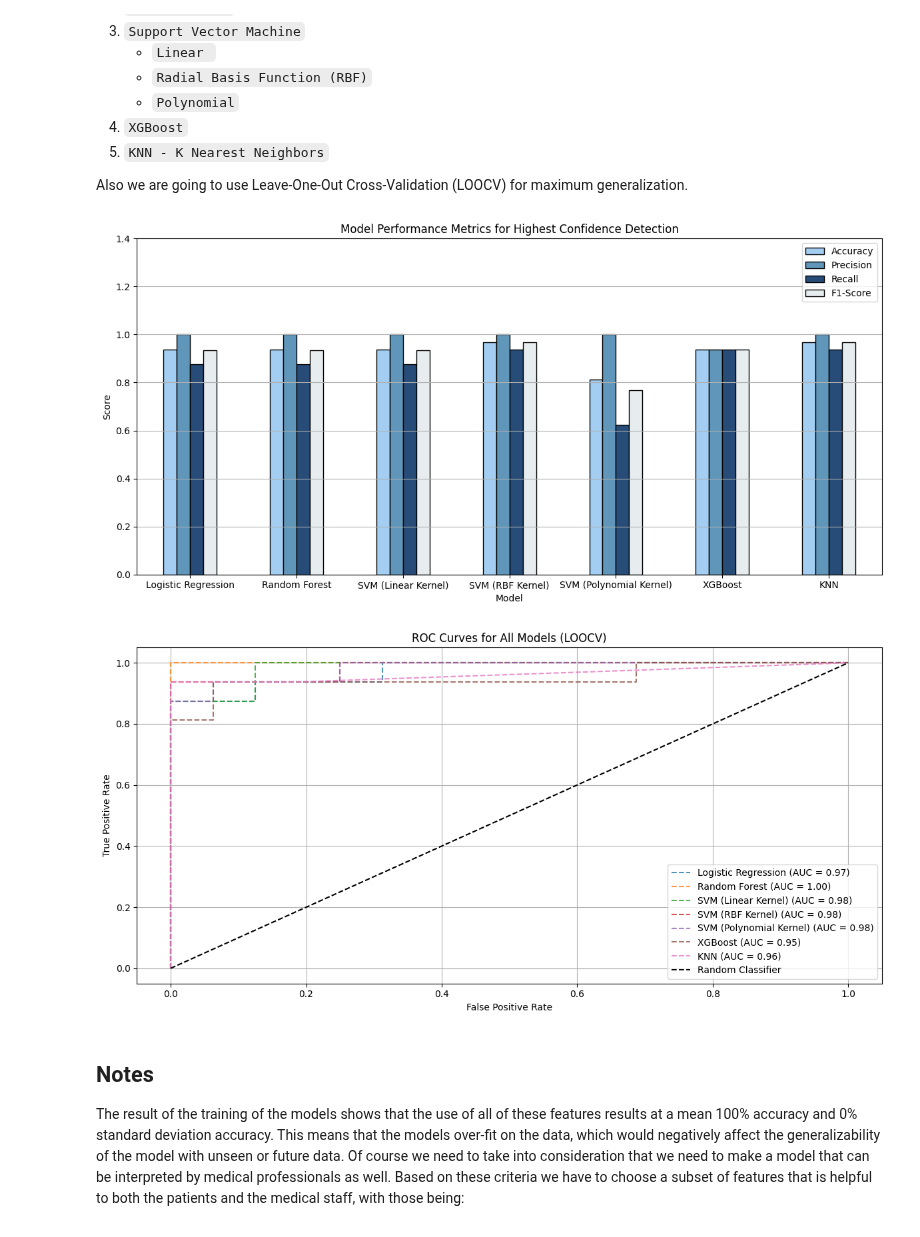
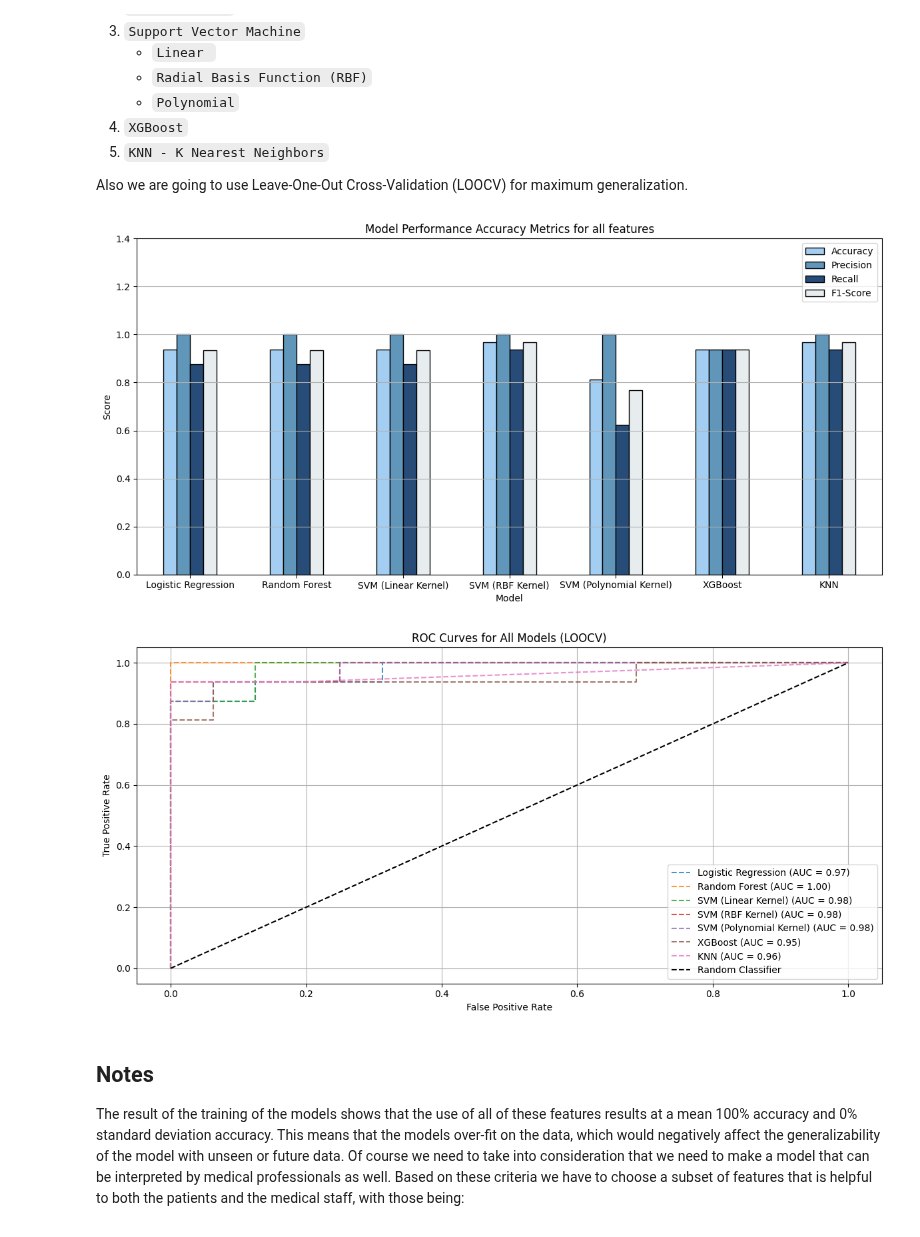
Before and after one commit to StamatisOrfanos/GaitRehab, a Jupyter notebook: gait_classification.ipynb, the cells around one changed output. Cells and saved outputs as stored; diff of their text form; code cells hidden in the pictures.

Commit message:
Fixes with the classification accuracy plot images

```diff
--- a/gait_classification.ipynb
+++ b/gait_classification.ipynb
@@ -328,36 +328,36 @@ for model_name, model in models.items():
 # Save results
 results_df = pd.DataFrame(results)
 results_df.to_csv('results/classification/all_features_metrics.csv', index=False)
 
 
 # ------------------ Bar Plot of Accuracy ------------------
 results_df.set_index('Model')[['Accuracy', 'Precision', 'Recall', 'F1-Score']].plot(kind='bar', figsize=(12, 6), rot=0, color=['#a3cef1', '#6096ba', '#274c77', '#e7ecef'], edgecolor='black')
-plt.title('Model Performance Metrics for Highest Confidence Detection')
+plt.title('Model Performance Accuracy Metrics for all features')
 plt.ylabel('Score')
 plt.ylim(0, 1.4)
 plt.grid(True, axis='y')
 plt.tight_layout()
-plt.savefig('results/detection/model_comparison_highest_conf.png')
+plt.savefig('results/classification/all_features_accuracy.png')
 plt.show()
 
 # ------------------ Plot ROC curves ------------------
 plt.figure(figsize=(12, 6))
 
 for false_positive_rate, true_positive_rate, model_name, auc_val in roc_curves:
     plt.plot(false_positive_rate, true_positive_rate, '--', label=f'{model_name} (AUC = {auc_val:.2f})', linewidth=1.5, alpha=0.8)
 
 # Add diagonal line for random performance
 plt.plot([0, 1], [0, 1], 'k--', label='Random Classifier')
 plt.xlabel('False Positive Rate')
 plt.ylabel('True Positive Rate')
 plt.title('ROC Curves for All Models (LOOCV)')
 plt.legend(loc='lower right')
 plt.grid(True)
 plt.tight_layout()
 plt.savefig('results/classification/all_features_roc_curves.png')
 plt.show()
 # %% [output]
-[figure, old version]
+[figure, new version]
 [figure]
 # %% [markdown]
 ## Notes
```
Also changed, not shown: parts of 1 cell of this notebook, 3 other files.
